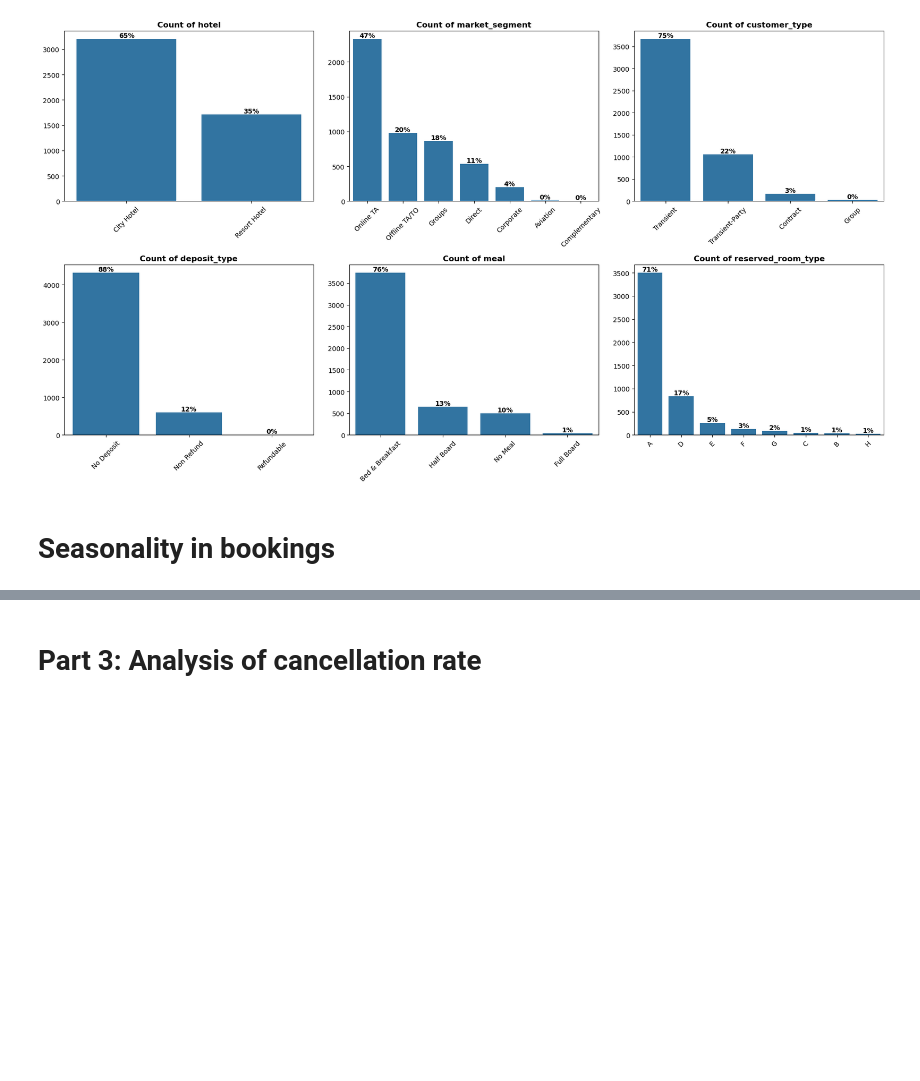
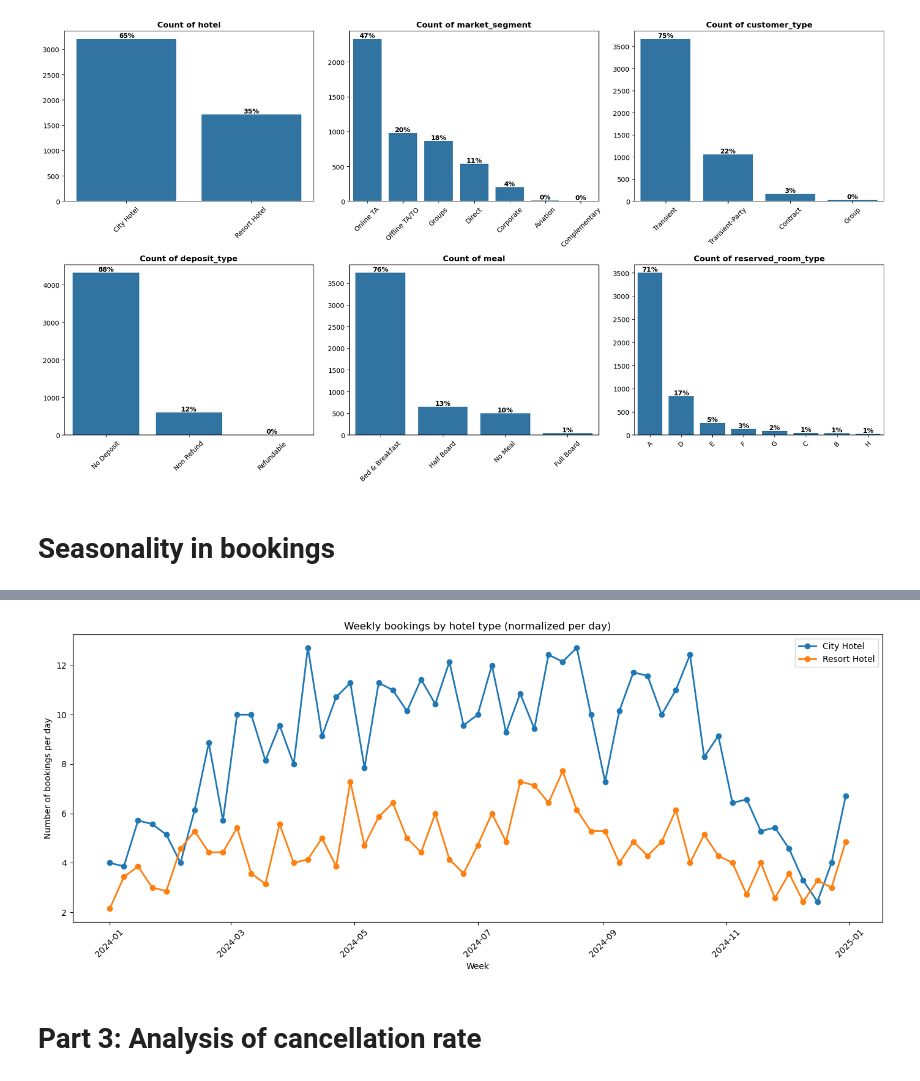
Before and after one commit to luciledubarry/Hotel_booking_analysis, a Jupyter notebook: hotel_booking_analysis.ipynb, the cells around one changed output, grey strips where cells are left out. Saved outputs shown, nothing was run; the diff lists cells and outputs as text; code cells hidden in the pictures; blank space fills up the shorter version.

```diff
--- a/hotel_booking_analysis.ipynb
+++ b/hotel_booking_analysis.ipynb
@@ -350,3 +338,29 @@ Error:
+# %%
+# Weekly bookings by hotel type
+
+weekly_by_hotel = booking.groupby(['hotel', 'arrival_date_week_number']).size().reset_index(name='num_bookings')
+
+weekly_by_hotel['num_bookings'] = weekly_by_hotel['num_bookings'] / 7  # per day
+weekly_by_hotel['week_start_date'] = weekly_by_hotel['arrival_date_week_number'].apply(
+    lambda w: pd.Timestamp(f'{year}-01-01') + pd.to_timedelta((w-1)*7, unit='d')
+)
+
+# Plot
+plt.figure(figsize=(14,6))
+
+for hotel_type in weekly_by_hotel['hotel'].unique():
+    data = weekly_by_hotel[weekly_by_hotel['hotel'] == hotel_type]
+    plt.plot(data['week_start_date'], data['num_bookings'], marker='o', label=hotel_type, linewidth=2)
+
+plt.xlabel('Week')
+plt.ylabel('Number of bookings per day')
+plt.title('Weekly bookings by hotel type (normalized per day)')
+plt.xticks(rotation=45)
+plt.legend()
+plt.tight_layout()
+plt.show()
+# %% [output]
+[figure, added]
 # %% [markdown]
 # Part 3: Analysis of cancellation rate
 # %% [markdown]
```
Also changed, not shown: parts of 25 cells of this notebook.
